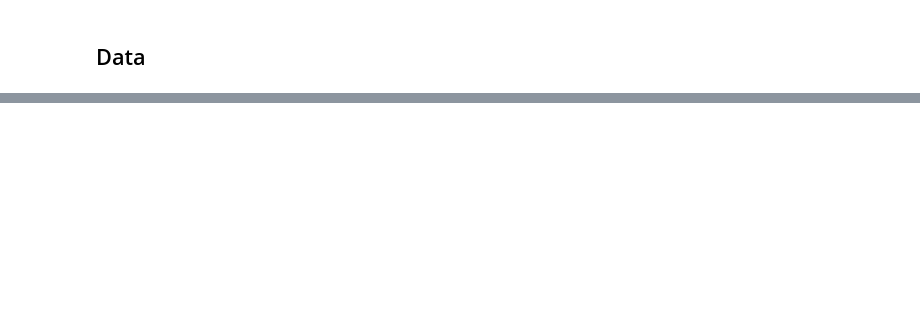
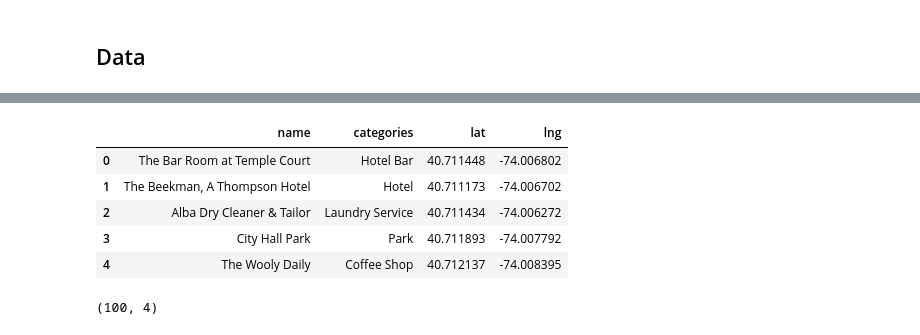
Before and after one commit to Jeff-Stod/Coursera_Capstone, a Jupyter notebook: Battle of the Neighborhoods.ipynb, the cells around one changed output, grey strips where cells are left out. Saved outputs shown, nothing was run; the diff lists cells and outputs as text; code cells hidden in the pictures; blank space fills up the shorter version.

```diff
--- a/Battle of the Neighborhoods.ipynb
+++ b/Battle of the Neighborhoods.ipynb
@@ -18,0 +176,9 @@ All data related to locations and quality of  coffee shops will be obtained via
+# %%
+
+CLIENT_ID = 'MV2OBZBLUVI5FNK04SDIIAZUNFENZVBHD41LKTSMFD3HTCNT' # your Foursquare ID
+CLIENT_SECRET = '3DKW4XEKGG3XEFN1SDJA0GHRTE5GQDYKWBZDH5MOIELPSBQC' # your Foursquare Secret
+VERSION = '20180604'
+LIMIT = 100
+print('Your credentails:')
+print('CLIENT_ID: ' + CLIENT_ID)
+print('CLIENT_SECRET:' + CLIENT_SECRET)
@@ -18,0 +189,12 @@ All data related to locations and quality of  coffee shops will be obtained via
+# %%
+url = 'https://api.foursquare.com/v2/venues/explore?&client_id={}&client_secret={}&v={}&ll={},{}&radius={}&limit={}'.format(
+    CLIENT_ID,
+    CLIENT_SECRET,
+    VERSION,
+    latitude,
+    longitude,
+    radius,
+    LIMIT)
+# %%
+results = requests.get(url).json()
+results
@@ -18,0 +219,35 @@ All data related to locations and quality of  coffee shops will be obtained via
+# %%
+def get_category_type(row):
+    try:
+        categories_list = row['categories']
+    except:
+        categories_list = row['venue.categories']
+
+    if len(categories_list) == 0:
+        return None
+    else:
+        return categories_list[0]['name']
+# %%
+venues = results['response']['groups'][0]['items']
+
+nearby_venues = json_normalize(venues) # flatten JSON
+
+filtered_columns = ['venue.name', 'venue.categories', 'venue.location.lat', 'venue.location.lng']
+nearby_venues =nearby_venues.loc[:, filtered_columns]
+
+nearby_venues['venue.categories'] = nearby_venues.apply(get_category_type, axis=1)
+
+nearby_venues.columns = [col.split(".")[-1] for col in nearby_venues.columns]
+
+nearby_venues.head()
+# %% [output]
+|  | name | categories | lat | lng |
+| 0 | The Bar Room at Temple Court | Hotel Bar | 40.711448 | -74.006802 |
+| 1 | The Beekman, A Thompson Hotel | Hotel | 40.711173 | -74.006702 |
+| 2 | Alba Dry Cleaner & Tailor | Laundry Service | 40.711434 | -74.006272 |
+| 3 | City Hall Park | Park | 40.711893 | -74.007792 |
+| 4 | The Wooly Daily | Coffee Shop | 40.712137 | -74.008395 |
+# %%
+nearby_venues.shape
+# %% [output]
+(100, 4)
```
Also changed, not shown: parts of 32 cells of this notebook.
